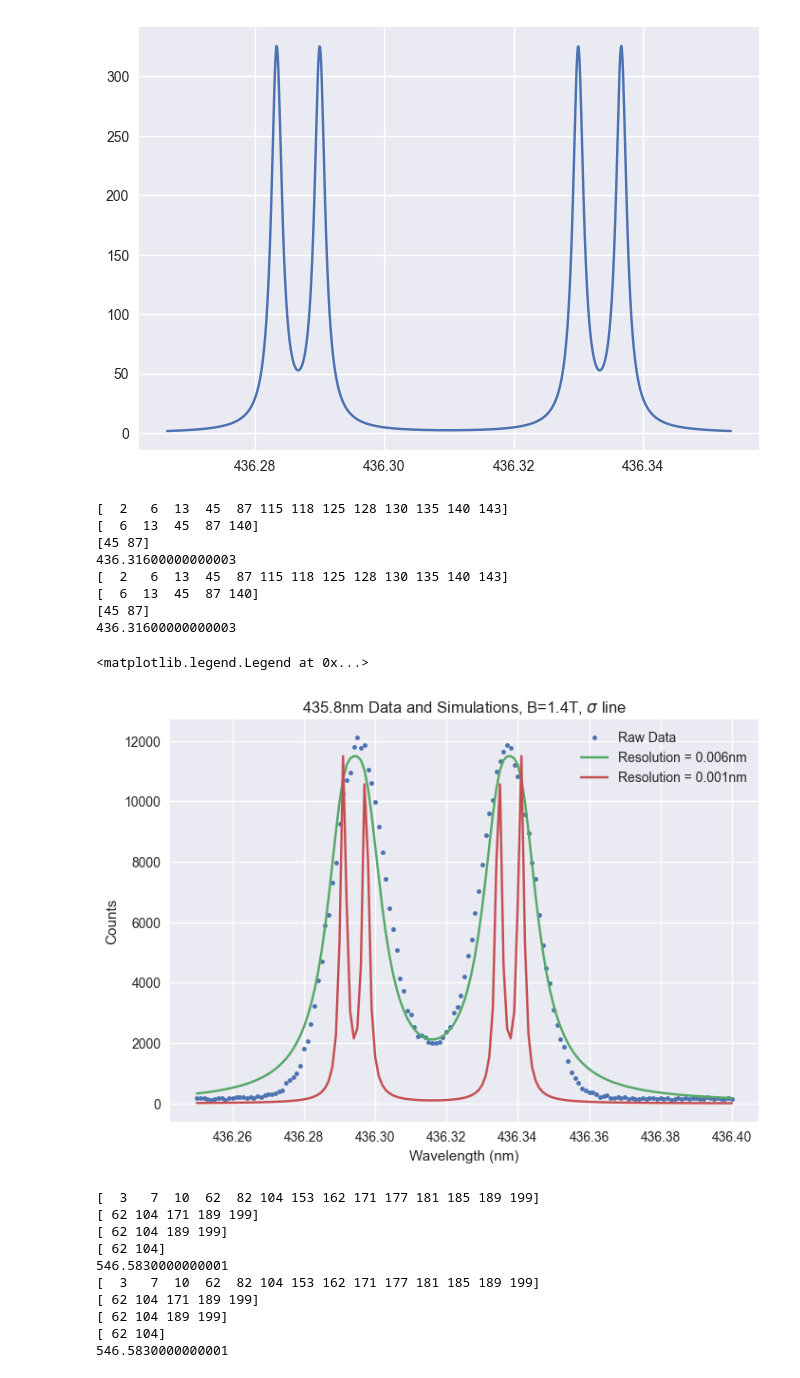
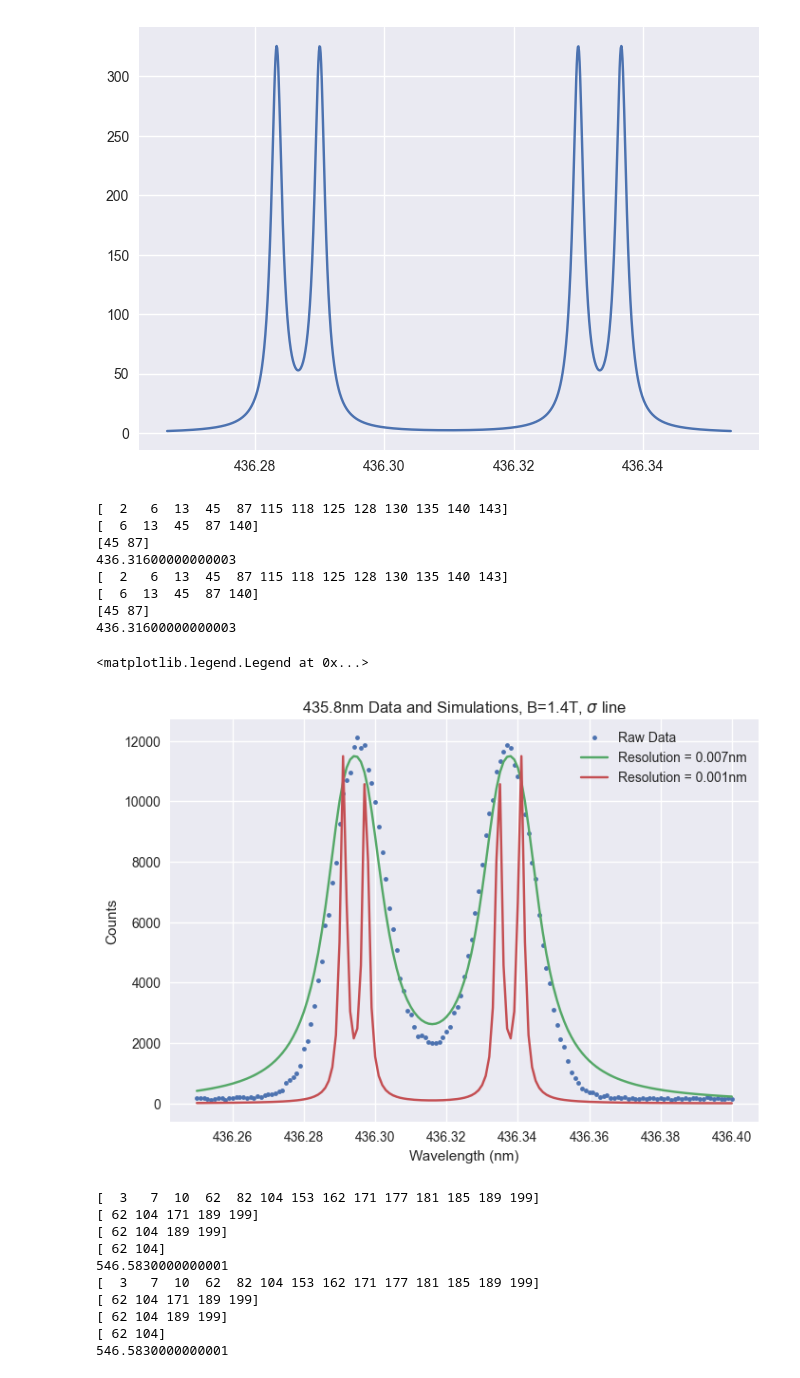
Before and after one commit to ahmedali6395/exp_modern_phys_388, a Jupyter notebook: zeeman_effect/zeeman_data_processing.ipynb, the cells around one changed output. Saved outputs shown, nothing was run; the diff lists cells and outputs as text; code cells hidden in the pictures.

```diff
--- a/zeeman_effect/zeeman_data_processing.ipynb
+++ b/zeeman_effect/zeeman_data_processing.ipynb
@@ -247,7 +260,7 @@ chosen_wavelength = 435.8
 offset = -0.0
 
 res_high = 0.001
-res_low = 0.006
+res_low = 0.007
 
 
 sigma_pi = "sigma"
@@ -255,34 +268,34 @@ sigma_pi = "sigma"
 high_field = mercury_data.loc[(f"{chosen_wavelength}nm", "024deg" if sigma_pi=="sigma" else "114deg", f"{field}T"), 'data'][0]
 
 # Step 3: Plot the experimental
 plt.plot(high_field["wavelength"], high_field["counts"], '.', label="Raw Data")
 
 
 # Step 4: Generate simulation fit from theoretical
 
 # PARAMS (experimental x, experimental y, initial state, final state, wavelength, b field, sigma/pi, offset)
 plt.title(f"{chosen_wavelength}nm Data and Simulations, B={field}T, $\{sigma_pi}$ line")
 x, low_res = generate_plot(high_field["wavelength"], high_field["counts"], three_S_one, three_P_one, chosen_wavelength, field, sigma_pi, res_low, offset)
 x, high_res = generate_plot(high_field["wavelength"], high_field["counts"], three_S_one, three_P_one, chosen_wavelength, field, sigma_pi, res_high, offset)
 
 plt.plot(high_field["wavelength"], low_res, label=f"Resolution = {res_low}nm")
 plt.plot(high_field["wavelength"], high_res, label=f"Resolution = {res_high}nm")
 
 plt.xlabel("Wavelength (nm)")
 plt.ylabel("Counts")
 
 plt.legend()
 # %% [output]
 [  2   6  13  45  87 115 118 125 128 130 135 140 143]
 [  6  13  45  87 140]
 [45 87]
 436.31600000000003
 [  2   6  13  45  87 115 118 125 128 130 135 140 143]
 [  6  13  45  87 140]
 [45 87]
 436.31600000000003
 <matplotlib.legend.Legend at 0x...>
-[figure, old version]
+[figure, new version]
 # %%
 
 
```
Also changed, not shown: parts of 3 cells of this notebook, 6 other files.
